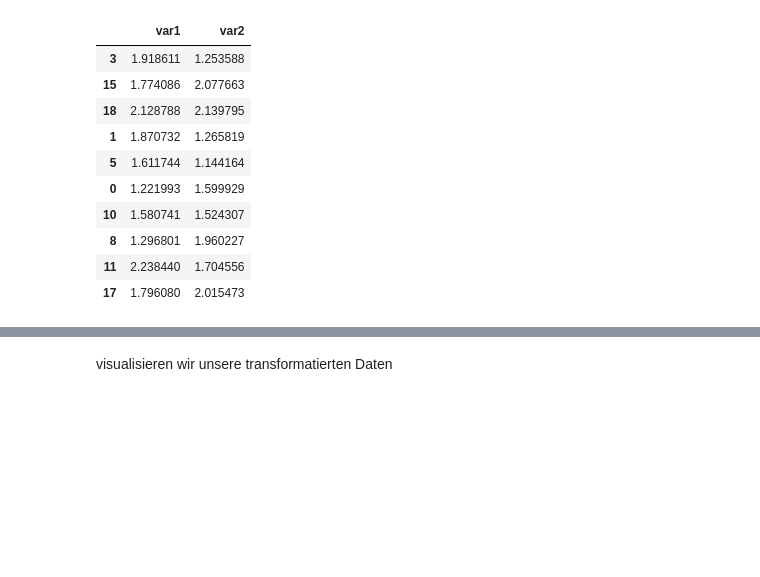
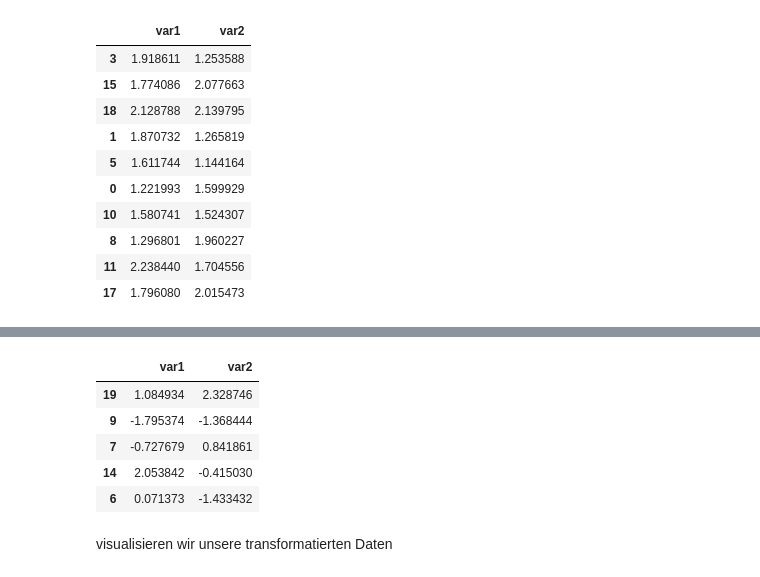
Before and after one commit to Aafaaq77/EinblickeMachineLearning, a Jupyter notebook: 07_intro_scikit_algo.ipynb, the cells around one changed output, grey strips where cells are left out. Drawn from its saved outputs; the diff is of its cells as text; code cells hidden in the pictures; blank space fills up the shorter version.

```diff
--- a/07_intro_scikit_algo.ipynb
+++ b/07_intro_scikit_algo.ipynb
@@ -60,3 +69,12 @@ X_test_std = pd.DataFrame(scaler.transform(X_test), index=X_test.index, columns=
+# %%
+X_test_std.head()
+# %% [output]
+|  | var1 | var2 |
+| 19 | 1.084934 | 2.328746 |
+| 9 | -1.795374 | -1.368444 |
+| 7 | -0.727679 | 0.841861 |
+| 14 | 2.053842 | -0.415030 |
+| 6 | 0.071373 | -1.433432 |
 # %% [markdown]
 visualisieren wir unsere transformatierten Daten
 # %%
```
Also changed, not shown: parts of 5 cells of this notebook.
